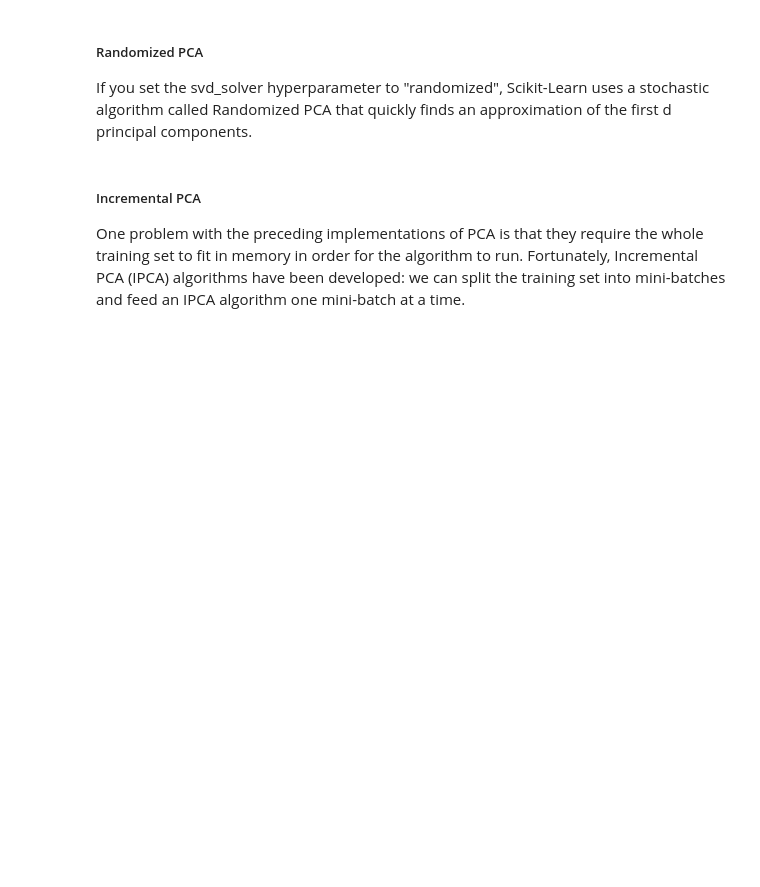
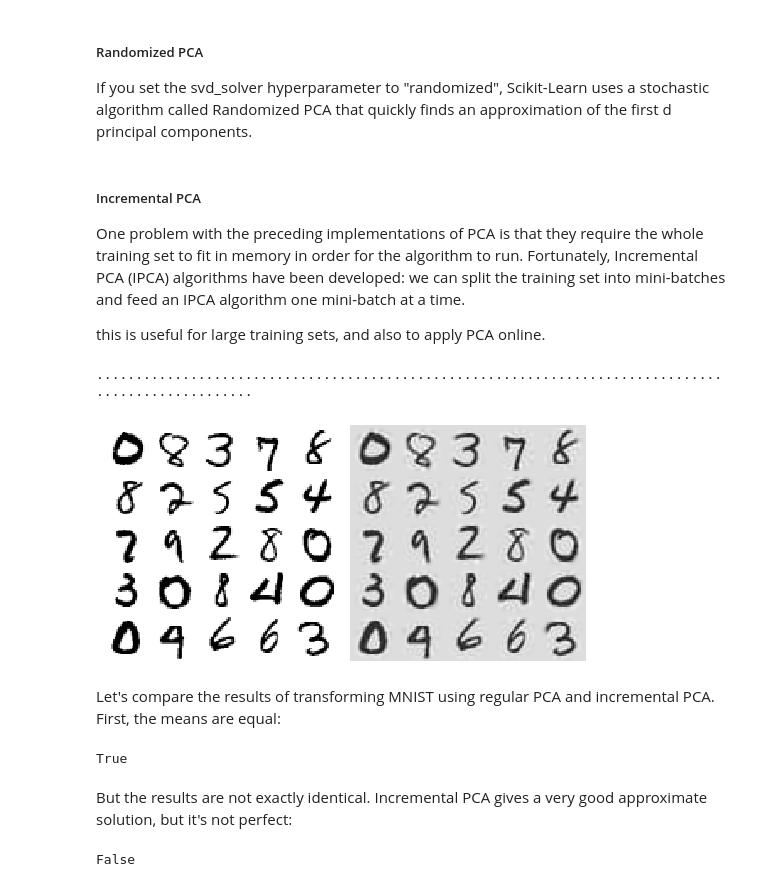
Before and after one commit to DanielSFlamarich/oreilly_skc_keras_tnsflw, a Jupyter notebook: chapter8/Dimensionality Reduction.ipynb, the cells around one changed output. Drawn from its saved outputs; the diff is of its cells as text; code cells hidden in the pictures; blank space fills up the shorter version.

```diff
--- a/chapter8/Dimensionality Reduction.ipynb
+++ b/chapter8/Dimensionality Reduction.ipynb
@@ -430,3 +430,5 @@ X_reduced = rnd_pca.fit_transform(X_train)
 ##### Incremental PCA
 
 One problem with the preceding implementations of PCA is that they require the whole training set to fit in memory in order for the algorithm to run. Fortunately, Incremental PCA (IPCA) algorithms have been developed: we can split the training set into mini-batches and feed an IPCA algorithm one mini-batch at a time.
+
+this is useful for large training sets, and also to apply PCA online.
@@ -432,0 +437,24 @@ One problem with the preceding implementations of PCA is that they require the w
+# %%
+from sklearn.decomposition import IncrementalPCA
+
+n_batches = 100
+inc_pca = IncrementalPCA(n_components=154)
+
+for X_batch in np.array_split(X_train, n_batches):
+    print(".", end="")
+    inc_pca.partial_fit(X_batch)
+
+X_reduced = inc_pca.transform(X_train)
+# %% [output]
+....................................................................................................
+# %%
+X_recovered_inc_pca = inc_pca.inverse_transform(X_reduced)
+# %%
+plt.figure(figsize=(7, 4))
+plt.subplot(121)
+plot_digits(X_train[::2100])
+plt.subplot(122)
+plot_digits(X_recovered_inc_pca[::2100])
+plt.tight_layout()
+# %% [output]
+[figure, added]
@@ -432,0 +463,12 @@ One problem with the preceding implementations of PCA is that they require the w
+# %% [markdown]
+Let's compare the results of transforming MNIST using regular PCA and incremental PCA. First, the means are equal:
+# %%
+np.allclose(pca.mean_, inc_pca.mean_)
+# %% [output]
+True
+# %% [markdown]
+But the results are not exactly identical. Incremental PCA gives a very good approximate solution, but it's not perfect:
+# %%
+np.allclose(X_reduced_pca, X_reduced_inc_pca)
+# %% [output]
+False
```
Also changed, not shown: parts of 7 cells of this notebook.
